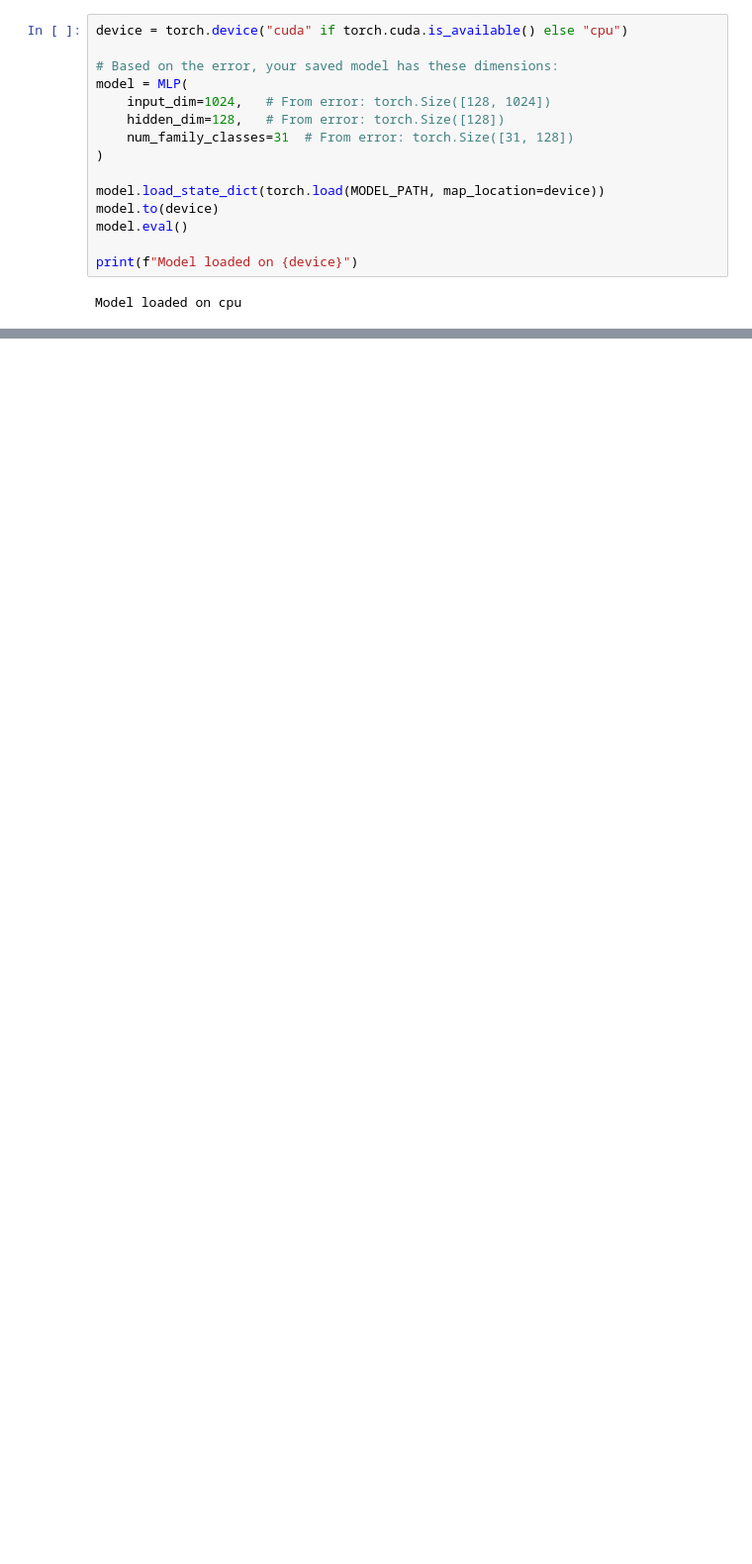
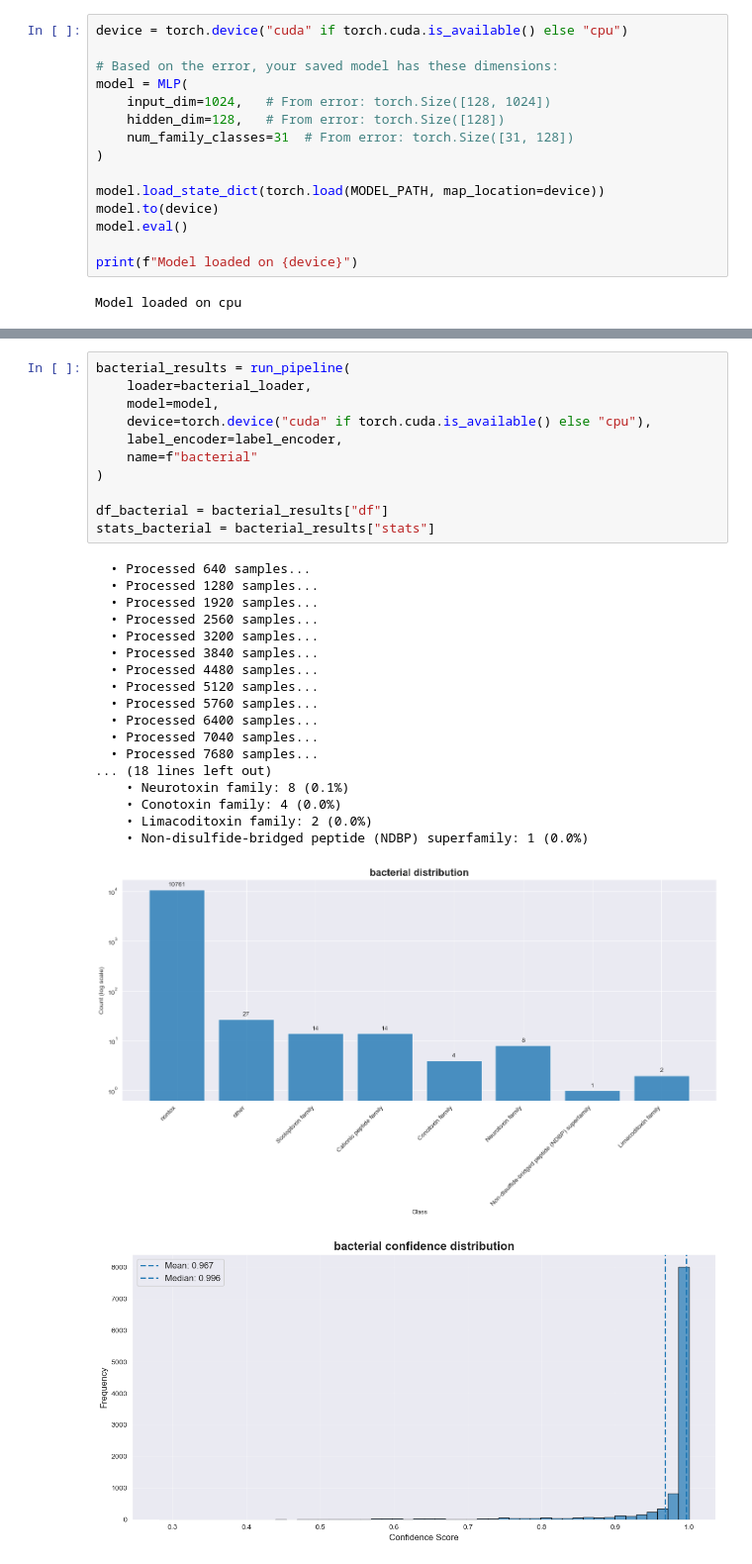
Before and after one commit to Sisistern123/ToxFam, a Jupyter notebook: benchmark/benchmark.ipynb, the cells around one changed output, grey strips where cells are left out. Shown at 99% size. Drawn from its saved outputs; the diff is of its cells as text; blank space fills up the shorter version.

```diff
--- a/benchmark/benchmark.ipynb
+++ b/benchmark/benchmark.ipynb
@@ -234,0 +360,31 @@ plt.show()
+# %%
+bacterial_results = run_pipeline(
+    loader=bacterial_loader,
+    model=model,
+    device=torch.device("cuda" if torch.cuda.is_available() else "cpu"),
+    label_encoder=label_encoder,
+    name=f"bacterial"
+)
+
+df_bacterial = bacterial_results["df"]
+stats_bacterial = bacterial_results["stats"]
+# %% [output]
+  • Processed 640 samples...
+  • Processed 1280 samples...
+  • Processed 1920 samples...
+  • Processed 2560 samples...
+  • Processed 3200 samples...
+  • Processed 3840 samples...
+  • Processed 4480 samples...
+  • Processed 5120 samples...
+  • Processed 5760 samples...
+  • Processed 6400 samples...
+  • Processed 7040 samples...
+  • Processed 7680 samples...
+... (18 lines left out)
+    • Neurotoxin family: 8 (0.1%)
+    • Conotoxin family: 4 (0.0%)
+    • Limacoditoxin family: 2 (0.0%)
+    • Non-disulfide-bridged peptide (NDBP) superfamily: 1 (0.0%)
+[figure, added]
+[figure, added]
```
Also changed, not shown: parts of 22 cells of this notebook, 18 other files.
